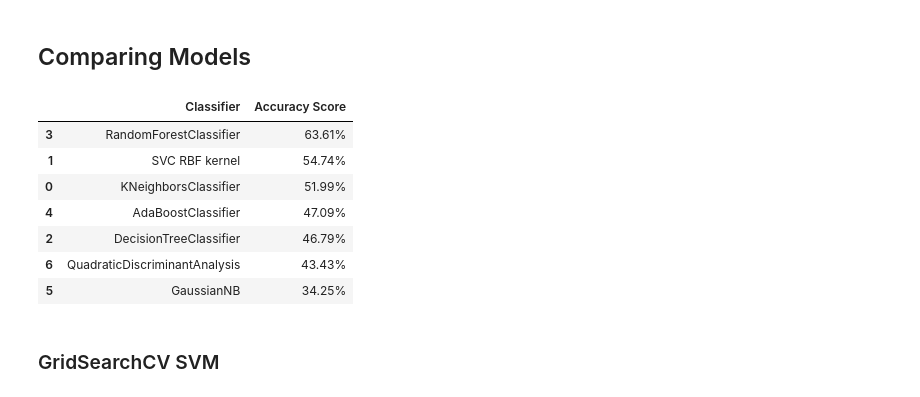
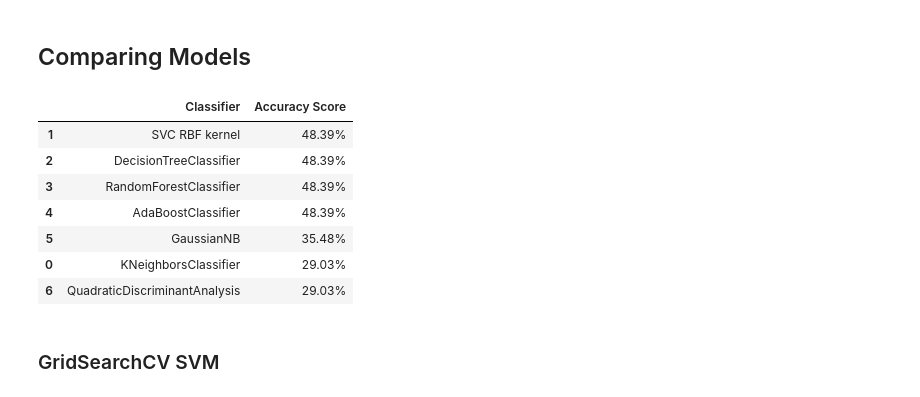
Before and after one commit to MoadSaadKhorchef/QMUL-BIG-DATA-SCIENCE, a Jupyter notebook: Couseworks/MACHINE LEARNING/CW2 - Mini Project/Testing.ipynb, the cells around one changed output. Cells and saved outputs as stored; diff of their text form; code cells hidden in the pictures.

```diff
--- a/Couseworks/MACHINE LEARNING/CW2 - Mini Project/Testing.ipynb
+++ b/Couseworks/MACHINE LEARNING/CW2 - Mini Project/Testing.ipynb
@@ -25,13 +25,13 @@ def feature_chromagram(waveform, sample_rate):
     # STFT computed here explicitly; mel spectrogram and MFCC functions do this under the hood
     stft_spectrogram=np.abs(librosa.stft(waveform))
     # Produce the chromagram for all STFT frames and get the mean of each column of the resulting matrix to create a feature array
-    chromagram=np.mean(librosa.feature.chroma_stft(S=stft_spectrogram, sr=sample_rate).T,axis=0)
+    chromagram=np.mean(librosa.feature.chroma_stft(S=stft_spectrogram, sr=sample_rate,hop_length=512,n_fft=2048).T,axis=0)
     return chromagram
 
 def feature_melspectrogram(waveform, sample_rate):
     # Produce the mel spectrogram for all STFT frames and get the mean of each column of the resulting matrix to create a feature array
     # Using 8khz as upper frequency bound should be enough for most speech classification tasks
-    melspectrogram=np.mean(librosa.feature.melspectrogram(y=waveform, sr=sample_rate, n_mels=128, fmax=sample_rate).T,axis=0)
+    melspectrogram=np.mean(librosa.feature.melspectrogram(y=waveform, sr=sample_rate, n_mels=128, fmax=sample_rate, hop_length=512,n_fft=2048).T,axis=0) ###
     return melspectrogram
 
 def feature_mfcc(waveform, sample_rate):
@@ -68,18 +68,18 @@ def get_features(file):
         sr = sample_rate
         stft_=np.abs(librosa.stft(waveform))
 
-        cent = np.mean( librosa.feature.spectral_centroid(y=y, sr=sr).T, axis=0)
-        contrast = np.mean( librosa.feature.spectral_contrast(S=stft_, sr=sr).T, axis=0)
-        tonnetz = np.mean( librosa.feature.tonnetz(y=librosa.effects.harmonic(y), sr=sample_rate).T,axis=0)
-        rms = np.mean( librosa.feature.rms(y=y).T, axis=0)
-        spec_bw = np.mean( librosa.feature.spectral_bandwidth(y=y, sr=sr).T, axis=0)
-        rolloff = np.mean( librosa.feature.spectral_rolloff(y=y, sr=sr).T, axis=0)
-        zcr = np.mean( librosa.feature.zero_crossing_rate(y).T, axis=0)
+        cent = np.mean( librosa.feature.spectral_centroid(y=y, sr=sr,hop_length=512,n_fft=2048).T, axis=0)
+        contrast = np.mean( librosa.feature.spectral_contrast(S=stft_, sr=sr,hop_length=512,n_fft=2048).T, axis=0)
+        #tonnetz = np.mean( librosa.feature.tonnetz(y=librosa.effects.harmonic(y), sr=sample_rate ,hop_length=512).T,axis=0)#
+        rms = np.mean( librosa.feature.rms(y=y,frame_length=2048 ,hop_length=512).T, axis=0)
+        spec_bw = np.mean( librosa.feature.spectral_bandwidth(y=y, sr=sr ,n_fft=2048, hop_length=512).T, axis=0)
+        rolloff = np.mean( librosa.feature.spectral_rolloff(y=y, sr=sr ,n_fft=2048, hop_length=512).T, axis=0)
+        zcr = np.mean( librosa.feature.zero_crossing_rate(y, frame_length=2048, hop_length=512).T, axis=0)
         #######
 
         feature_matrix=np.array([])
         # use np.hstack to stack our feature arrays horizontally to create a feature matrix
-        feature_matrix = np.hstack((chromagram, melspectrogram, mfc_coefficients, cent, contrast, tonnetz, rms, spec_bw, rolloff, zcr ))
+        feature_matrix = np.hstack((chromagram, melspectrogram, mfc_coefficients , cent, contrast, rms, spec_bw, rolloff, zcr))
 
         return feature_matrix
 # %%
@@ -136,6 +136,6 @@ files = glob.glob('/content/drive/MyDrive/Data/MLEnd/training/*/*.wav')
 labels = pd.read_csv('/content/drive/MyDrive/Data/MLEnd/trainingMLEnd.csv')
 
 
-X,y = getXy(files[:5000],labels_file=labels,scale_audio=True, onlySingleDigit=True)
+#X,y = getXy(files[:5000],labels_file=labels,scale_audio=True, onlySingleDigit=True)
 
-a,b = getXy(files[:500],labels_file=labels,scale_audio=True, onlySingleDigit=True)
+a,b = getXy(files[:1000],labels_file=labels,scale_audio=True, onlySingleDigit=True)
@@ -153,8 +161,8 @@ from sklearn.feature_selection import SelectKBest
 from sklearn.feature_selection import chi2, mutual_info_classif#
 
 #X.shape
-X_new = SelectKBest(mutual_info_classif, k=200).fit_transform(X, y)
-#X_new = SelectKBest(mutual_info_classif, k=10).fit_transform(a, b)
+#X_new = SelectKBest(mutual_info_classif, k=200).fit_transform(X, y)
+X_new = SelectKBest(mutual_info_classif, k=150).fit_transform(a, b)
 
 X_new.shape
 # %% [output]
@@ -277,42 +286,42 @@ from sklearn.naive_bayes import GaussianNB
 from sklearn.discriminant_analysis import QuadraticDiscriminantAnalysis
 
 X_train_scaled, X_val_scaled, y_train, y_val = train_test_split(
     features_scaled,
-    y,
+    b,
     test_size=0.2,
-    stratify=y
+    stratify=b
 )
 
 classification_models = [
     KNeighborsClassifier(),#(3),
     #SVC(kernel='linear'),#, C=0.025),
     SVC(kernel='rbf'),
     DecisionTreeClassifier(),#max_depth=5),
     RandomForestClassifier(),#max_depth=5, n_estimators=10, max_features=1),
     AdaBoostClassifier(),
     GaussianNB(),
     QuadraticDiscriminantAnalysis()]
 
 scores = []
 for model in classification_models:
     model.fit(X_train_scaled, y_train)
     score = model.score(X_val_scaled, y_val)
     model_name = type(model).__name__
     if model_name=='SVC' and model.kernel=='rbf': model_name+=' RBF kernel'
     scores.append((model_name,(f'{100*score:.2f}%')))
 
 # Make it pretty
 scores_df = pd.DataFrame(scores,columns=['Classifier','Accuracy Score'])
 scores_df.sort_values(by='Accuracy Score',axis=0,ascending=False)
 # %% [output]
 |  | Classifier | Accuracy Score |
-| 3 | RandomForestClassifier | 63.61% |
-| 1 | SVC RBF kernel | 54.74% |
-| 0 | KNeighborsClassifier | 51.99% |
-| 4 | AdaBoostClassifier | 47.09% |
-| 2 | DecisionTreeClassifier | 46.79% |
-| 6 | QuadraticDiscriminantAnalysis | 43.43% |
-| 5 | GaussianNB | 34.25% |
+| 1 | SVC RBF kernel | 48.39% |
+| 2 | DecisionTreeClassifier | 48.39% |
+| 3 | RandomForestClassifier | 48.39% |
+| 4 | AdaBoostClassifier | 48.39% |
+| 5 | GaussianNB | 35.48% |
+| 0 | KNeighborsClassifier | 29.03% |
+| 6 | QuadraticDiscriminantAnalysis | 29.03% |
 # %% [markdown]
 ### GridSearchCV SVM
 # %%
```
Also changed, not shown: parts of 9 cells of this notebook.
